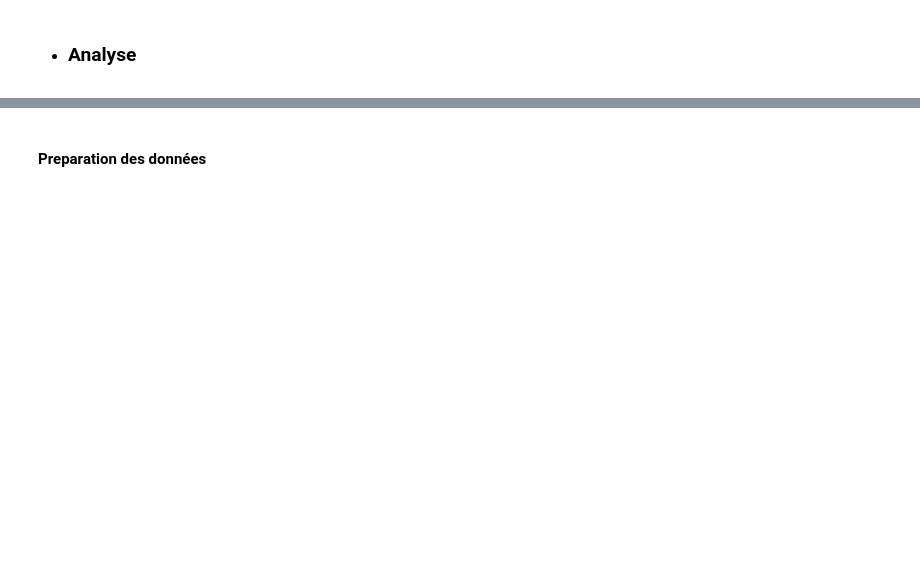
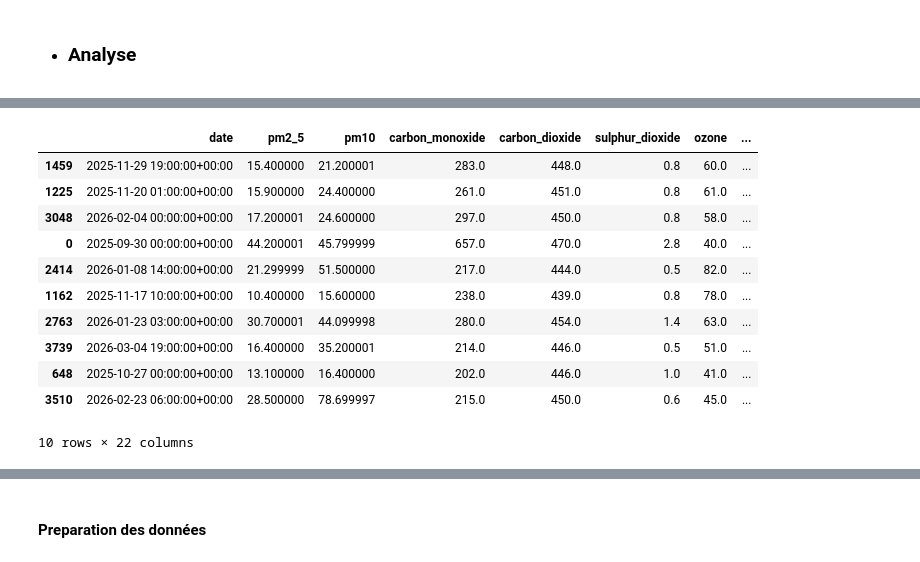
Before and after one commit to dona-eric/AirQuality, a Jupyter notebook: notebook/03_analyse.ipynb, the cells around one changed output, grey strips where cells are left out. Drawn from its saved outputs; the diff is of its cells as text; code cells hidden in the pictures; blank space fills up the shorter version.

```diff
--- a/notebook/03_analyse.ipynb
+++ b/notebook/03_analyse.ipynb
@@ -63,6 +134,19 @@ df_merged.isnull().sum()
 # %%
-df_merged= df_merged.drop(columns=['index', "formaldehyde"], axis=1)
+df_merged= df_merged.drop(columns=["index", "formaldehyde"], axis=0)
 df_merged.sample(10)
+# %% [output]
+|  | date | pm2_5 | pm10 | carbon_monoxide | carbon_dioxide | sulphur_dioxide | ozone | ... |
+| 1459 | 2025-11-29 19:00:00+00:00 | 15.400000 | 21.200001 | 283.0 | 448.0 | 0.8 | 60.0 | ... |
+| 1225 | 2025-11-20 01:00:00+00:00 | 15.900000 | 24.400000 | 261.0 | 451.0 | 0.8 | 61.0 | ... |
+| 3048 | 2026-02-04 00:00:00+00:00 | 17.200001 | 24.600000 | 297.0 | 450.0 | 0.8 | 58.0 | ... |
+| 0 | 2025-09-30 00:00:00+00:00 | 44.200001 | 45.799999 | 657.0 | 470.0 | 2.8 | 40.0 | ... |
+| 2414 | 2026-01-08 14:00:00+00:00 | 21.299999 | 51.500000 | 217.0 | 444.0 | 0.5 | 82.0 | ... |
+| 1162 | 2025-11-17 10:00:00+00:00 | 10.400000 | 15.600000 | 238.0 | 439.0 | 0.8 | 78.0 | ... |
+| 2763 | 2026-01-23 03:00:00+00:00 | 30.700001 | 44.099998 | 280.0 | 454.0 | 1.4 | 63.0 | ... |
+| 3739 | 2026-03-04 19:00:00+00:00 | 16.400000 | 35.200001 | 214.0 | 446.0 | 0.5 | 51.0 | ... |
+| 648 | 2025-10-27 00:00:00+00:00 | 13.100000 | 16.400000 | 202.0 | 446.0 | 1.0 | 41.0 | ... |
+| 3510 | 2026-02-23 06:00:00+00:00 | 28.500000 | 78.699997 | 215.0 | 450.0 | 0.6 | 45.0 | ... |
+10 rows × 22 columns
 # %%
 df_merged.to_csv('data/processed/df.csv',index=False)
 # %%
```
Also changed, not shown: parts of 24 cells of this notebook, 1 other file.
